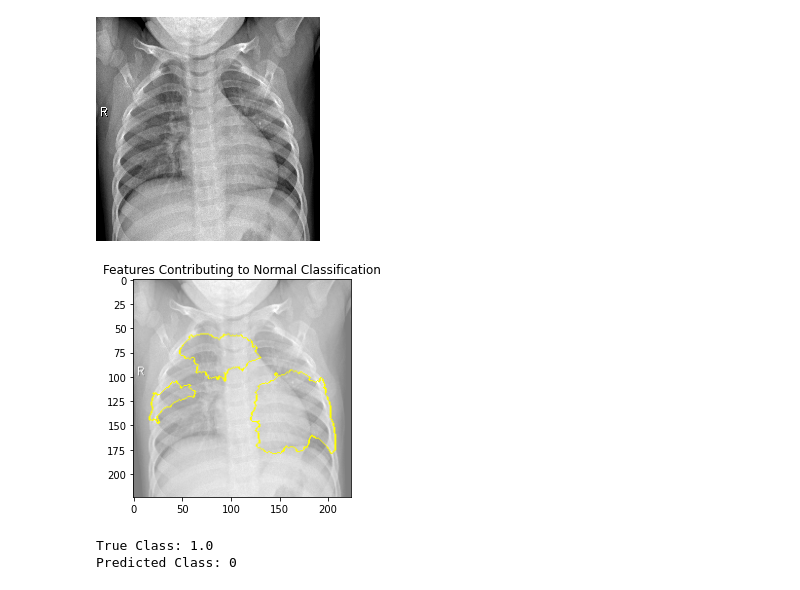
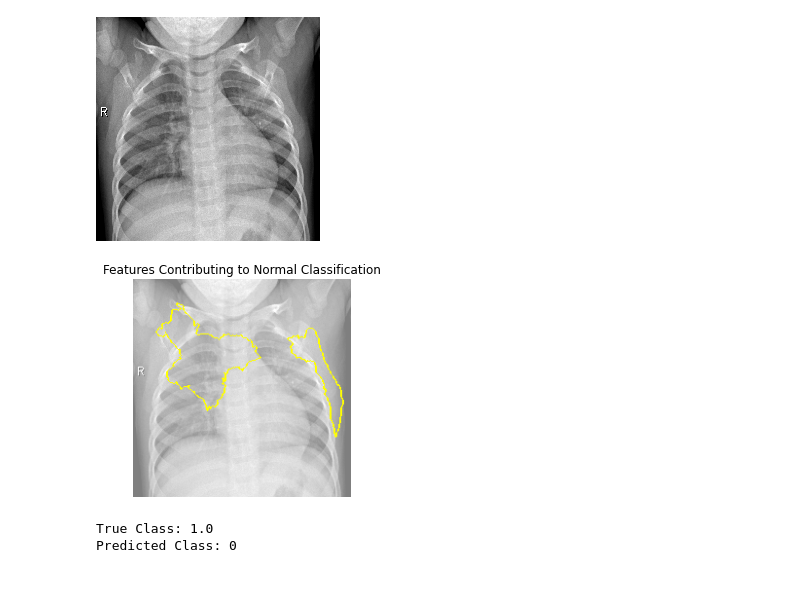
Before and after one commit to tiaplagata/dsc-phase-4-project, a Jupyter notebook: Phase4_Final_Notebook.ipynb, the cells around one changed output. Drawn from its saved outputs; the diff is of its cells as text; code cells hidden in the pictures.

```diff
--- a/Phase4_Final_Notebook.ipynb
+++ b/Phase4_Final_Notebook.ipynb
@@ -672,7 +762,7 @@ mod5.add(Dense(64, activation='relu'))
 mod5.add(Dense(1, activation='sigmoid'))
 
 mod5.compile(loss='binary_crossentropy',
-                optimizer='adam',
+                optimizer='RMSprop',
                 metrics=['acc'])
 # %%
 results = mod5.fit(X_train,
@@ -999,13 +1092,14 @@ explanation = explainer.explain_instance(img, mod5.predict, top_labels=2,
 # %%
 # Display features contributing to the pneumonia classification
 temp, mask = explanation.get_image_and_mask(explanation.top_labels[0],
                                             positive_only=True,
                                             num_features=5)
 plt.imshow(mark_boundaries(temp / 2 + 0.5, mask))
+plt.axis('off')
 plt.title('Features Contributing to Normal Classification')
 plt.show()
 # %% [output]
-[figure, old version]
+[figure, new version]
 # %%
 # Do the same with image at index 2
 label2 = y_train[1]
```
Also changed, not shown: parts of 44 cells of this notebook.
